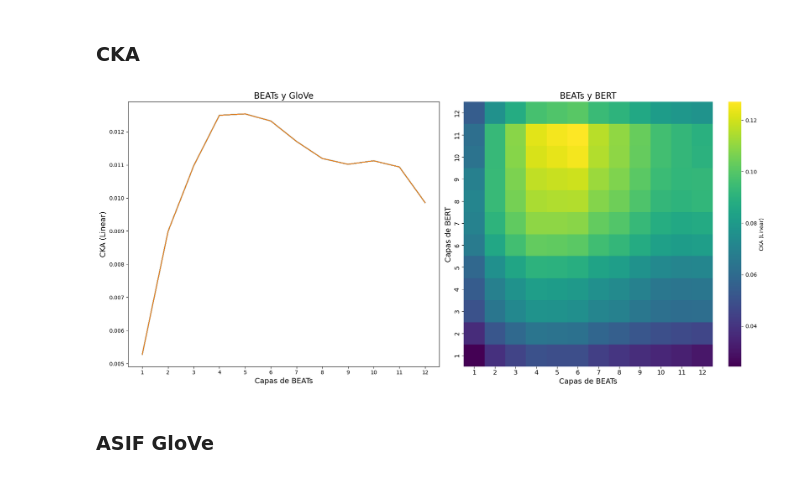
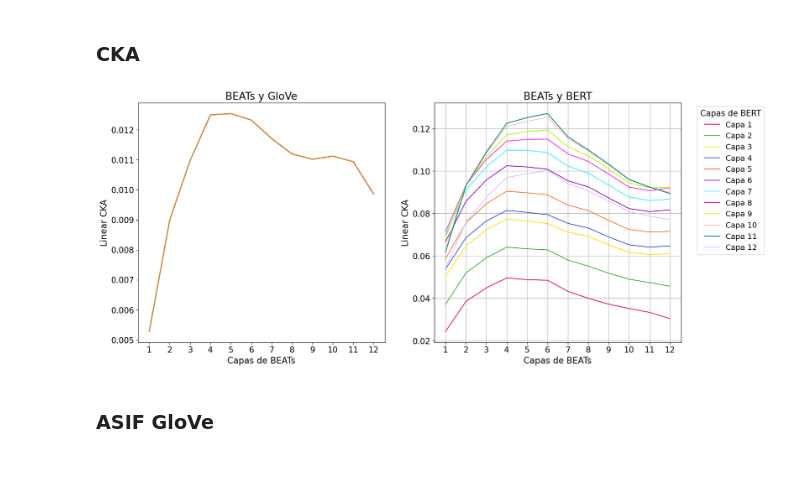
Before and after one commit to ceciliabolanos/layer-analysis, a Jupyter notebook: results/experiment3_text_vs_audio/results.ipynb, the cells around one changed output. Saved outputs shown, nothing was run; the diff lists cells and outputs as text; code cells hidden in the pictures.

```diff
--- a/results/experiment3_text_vs_audio/results.ipynb
+++ b/results/experiment3_text_vs_audio/results.ipynb
@@ -170,38 +205,64 @@ plt.show()
 # %% [markdown]
 ### CKA
 # %%
+colors = [
+    '#e6194B',  # bright red
+    '#3cb44b',  # bright green
+    '#ffe119',  # bright yellow
+    '#4363d8',  # bright blue
+    '#f58231',  # bright orange
+    '#911eb4',  # purple
+    '#46f0f0',  # turquoise
+    '#f032e6',  # magenta
+    '#bcf60c',  # lime green
+    '#fabebe',  # pink
+    '#008080',  # teal
+    '#e6beff'   # lavender
+]
+plt.rcParams.update({'font.size': 15})
+
+
 file_path = Path('cka_bert-base-uncased_BEATs_iter3.json')
 with file_path.open('r', encoding='utf-8') as file:
     beats_bert = json.load(file)
 
 beats_bert_array = np.array(beats_bert)
 
 file_path = Path('cka_glove_BEATs_iter3.json')
 with file_path.open('r', encoding='utf-8') as file:
     glove_beats = json.load(file)
 
 fig, axs = plt.subplots(1, 2, figsize=(18, 8))
 
 axs[0].plot(range(1, 13), glove_beats, label='Glove vs BEATs_iter3 CKA')
-axs[0].set_xlabel('Capas de BEATs', fontsize=14)
-axs[0].set_ylabel('CKA (Linear)', fontsize=14)
+axs[0].set_xlabel('Capas de BEATs', fontsize=16)
+axs[0].set_ylabel('Linear CKA', fontsize=16)
 axs[0].set_xticks(range(1, 13))
-axs[0].set_title('BEATs y GloVe', fontsize=16)
+axs[0].set_title('BEATs y GloVe', fontsize=19)
 
-sns.heatmap(beats_bert_array.T, ax=axs[1], fmt=".1f", cmap='viridis', cbar_kws={'label': 'CKA (Linear)'})
-axs[1].set_xlabel("Capas de BEATs", fontsize=14)
-axs[1].set_ylabel("Capas de BERT", fontsize=14)
-axs[1].set_ylim(0, len(beats_bert_array))
-axs[1].set_xticks([i + 0.5 for i in range(len(beats_bert_array))])
-axs[1].set_xticklabels(range(1, len(beats_bert_array) + 1), fontsize=12)
-axs[1].set_yticks([i + 0.5 for i in range(len(beats_bert_array[0]))])
-axs[1].set_yticklabels(range(1, len(beats_bert_array[0]) + 1), fontsize=12)
-axs[1].set_title('BEATs y BERT', fontsize=16)
+for j in range(beats_bert_array.shape[0]):  # Iterate over the BERT layers
+    axs[1].plot(range(1, 13), beats_bert_array[:, j], label=f'Capa {j + 1}', color=colors[j])
 
-plt.tight_layout()
+axs[1].set_xlabel("Capas de BEATs", fontsize=16)
+axs[1].set_ylabel("Linear CKA", fontsize=16)
+axs[1].set_title("BEATs y BERT", fontsize=19)
+axs[1].set_xticks(range(1, 13))
+axs[1].legend(title='Capas de BERT', bbox_to_anchor=(1.05, 1), loc='upper left', fontsize=14)
+axs[1].grid(True)
+# sns.heatmap(beats_bert_array.T, ax=axs[1], fmt=".1f", cmap='viridis', cbar_kws={'label': 'Linear CKA'})
+# axs[1].set_xlabel("Capas de BEATs", fontsize=16)
+# axs[1].set_ylabel("Capas de BERT", fontsize=16)
+# axs[1].set_ylim(0, len(beats_bert_array))
+# axs[1].set_xticks([i + 0.5 for i in range(len(beats_bert_array))])
+# axs[1].set_xticklabels(range(1, len(beats_bert_array) + 1), fontsize=14)
+# axs[1].set_yticks([i + 0.5 for i in range(len(beats_bert_array[0]))])
+# axs[1].set_yticklabels(range(1, len(beats_bert_array[0]) + 1), fontsize=14)
+# axs[1].set_title('BEATs y BERT', fontsize=19)
+
+# plt.tight_layout()
 plt.show()
 # %% [output]
-[figure, old version]
+[figure, new version]
 # %% [markdown]
 ### ASIF GloVe
 # %%
```
Also changed, not shown: parts of 3 cells of this notebook, 5 other files.
